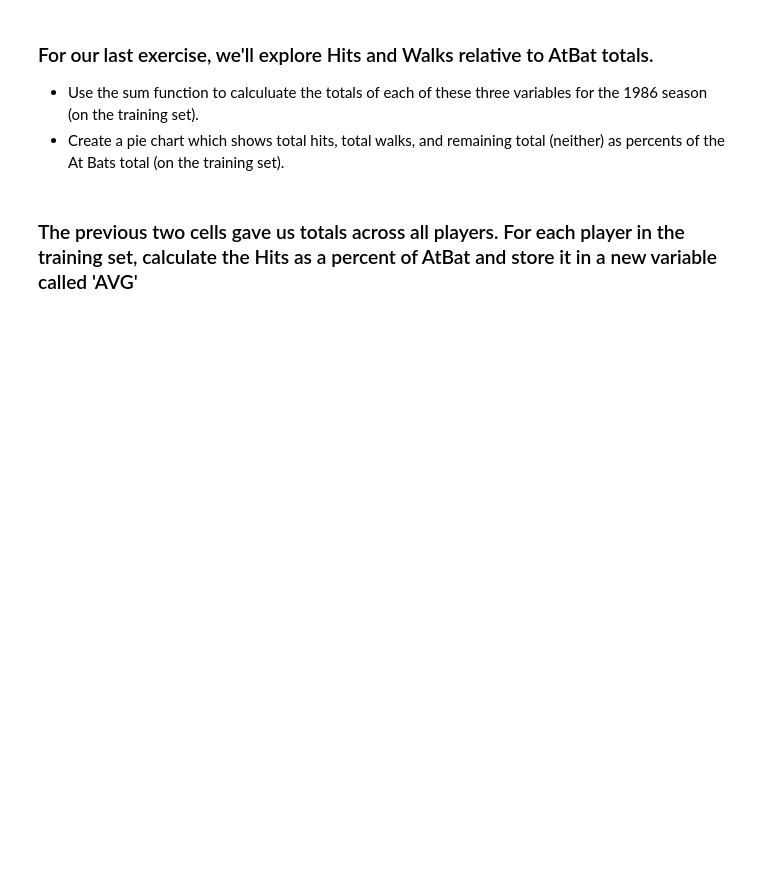
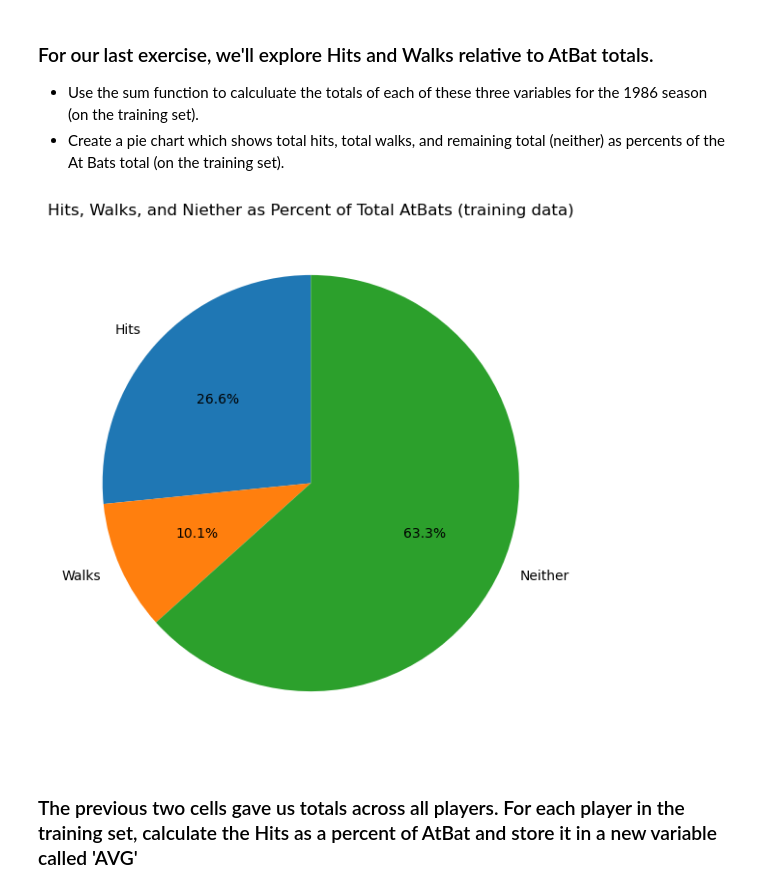
Before and after one commit to emileeharadon-gif/code_2600, a Jupyter notebook: mod03_eda.ipynb, the cells around one changed output. Cells and saved outputs as stored; diff of their text form; code cells hidden in the pictures; blank space fills up the shorter version.

```diff
--- a/mod03_eda.ipynb
+++ b/mod03_eda.ipynb
@@ -139,14 +174,20 @@ If a placeholder is being used for missing values (of the same data type as the
 - Use the sum function to calculuate the totals of each of these three variables for the 1986 season (on the training set).
 - Create a pie chart which shows total hits, total walks, and remaining total (neither) as percents of the At Bats total (on the training set).
 # %%
-TotHits = #fillin
-TotWalks = #fillin
-TotAtBat = #fillin
+TotHits = Train['Hits'].sum()
+TotWalks = Train['Walks'].sum()
+TotAtBat = Train['AtBat'].sum()
 
 Labels = ['Hits', 'Walks', 'Neither']
 Totals = [TotHits, TotWalks, TotAtBat-TotHits-TotWalks]
 # %%
 # pie chart
+plt.figure(figsize=(7,7))
+plt.pie(Totals, labels=Labels, autopct='%1.1f%%', startangle=90)
+plt.title('Hits, Walks, and Niether as Percent of Total AtBats (training data)')
+plt.show()
+# %% [output]
+[figure, added]
 # %% [markdown]
 ### The previous two cells gave us totals across all players. For each player in the training set, calculate the Hits as a percent of AtBat and store it in a new variable called 'AVG'
 # %%
```
Also changed, not shown: parts of 3 cells of this notebook.
